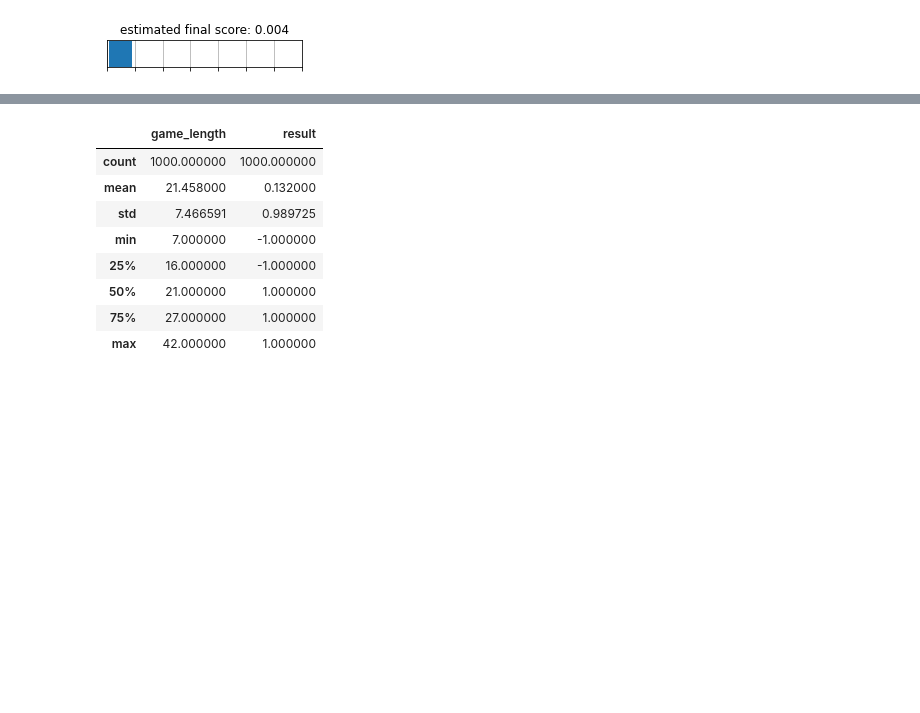
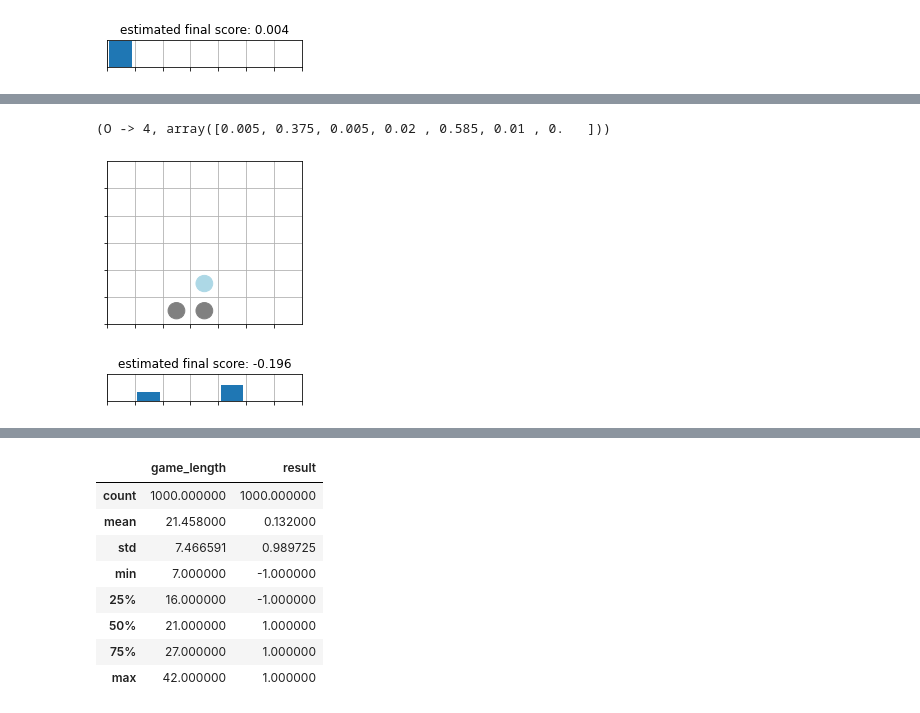
Before and after one commit to spayot/connectfour, a Jupyter notebook: notebooks/test_game.ipynb, the cells around one changed output, grey strips where cells are left out. Cells and saved outputs as stored; diff of their text form; code cells hidden in the pictures; blank space fills up the shorter version.

```diff
--- a/notebooks/test_game.ipynb
+++ b/notebooks/test_game.ipynb
@@ -619,0 +637,23 @@ To see model details, enter:
+# %%
+agent = c4.player.AzAgent(evaluator=pvn)
+# %%
+positions = [3,3,2]
+current_state = c4.game.ConnectFourGameState()
+agent.initialize_game()
+for position in positions:
+    action = c4.game.ConnectFourAction(position, current_state.next_player)
+    current_state = current_state.move(action)
+    agent.update(action)
+# %%
+policy
+# %% [output]
+(O -> 4, array([0.005, 0.375, 0.005, 0.02 , 0.585, 0.01 , 0.   ]))
+# %%
+c4.render.renderConnectFour(current_state)
+# evaluator = c4.pvnet.PolicyValueNet.from_file(filename='../models/gen9.h5')
+
+action, policy = agent.select_next_action(100)
+c4.render.render_policy(policy, title=f"estimated final score: {agent.current_node.V:.3f}")
+# %% [output]
+[figure, added]
+[figure, added]
```
Also changed, not shown: parts of 4 cells of this notebook, 4 other files.
